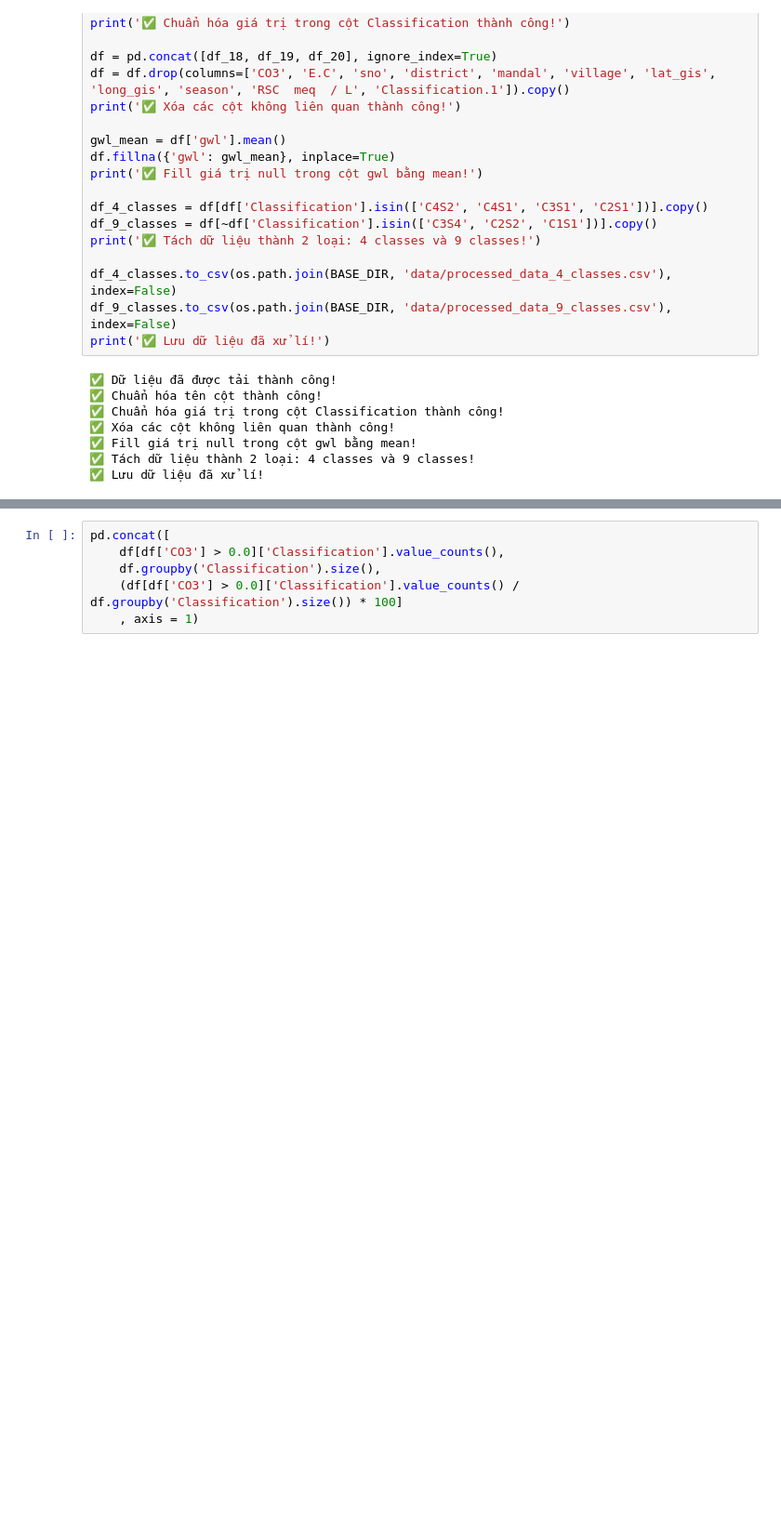
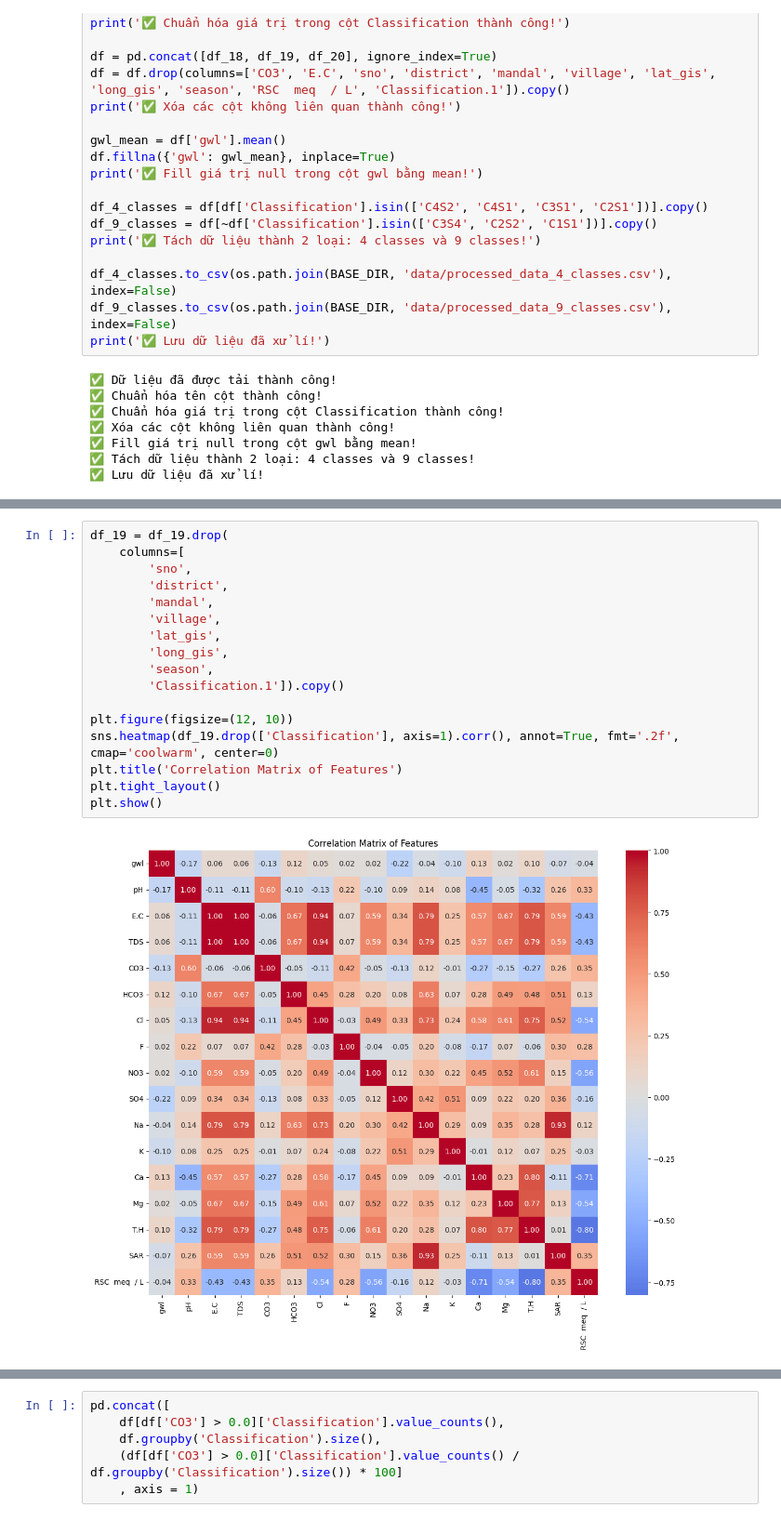
Before and after one commit to Dr-Vphuc/Ground_Water_Classifier, a Jupyter notebook: notebook/a_preprocessing.ipynb, the cells around one changed output, grey strips where cells are left out. Shown at 93% size. Saved outputs shown, nothing was run; the diff lists cells and outputs as text; blank space fills up the shorter version.

```diff
--- a/notebook/a_preprocessing.ipynb
+++ b/notebook/a_preprocessing.ipynb
@@ -126,0 +199,19 @@ len(df[df['CO3'] == 0.0]), len(df)
+# %%
+df_19 = df_19.drop(
+    columns=[
+        'sno',
+        'district',
+        'mandal',
+        'village',
+        'lat_gis',
+        'long_gis',
+        'season',
+        'Classification.1']).copy()
+
+plt.figure(figsize=(12, 10))
+sns.heatmap(df_19.drop(['Classification'], axis=1).corr(), annot=True, fmt='.2f', cmap='coolwarm', center=0)
+plt.title('Correlation Matrix of Features')
+plt.tight_layout()
+plt.show()
+# %% [output]
+[figure, added]
```
Also changed, not shown: parts of 54 cells of this notebook.
